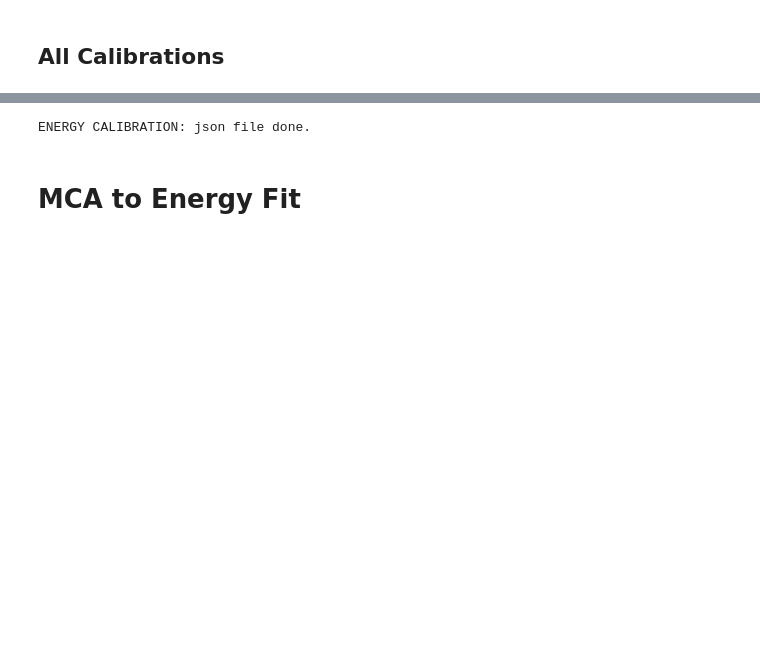
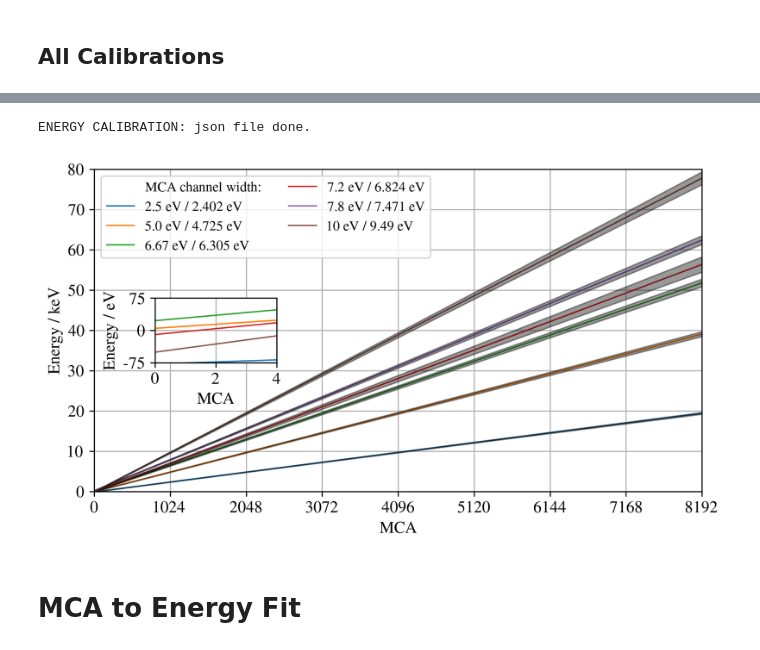
Before and after one commit to SirPhoenix007/IBA-Bonn, a Jupyter notebook: Study_2602_PIXEDetector/PIXE_EnergyCal.ipynb, the cells around one changed output, grey strips where cells are left out. Drawn from its saved outputs; the diff is of its cells as text; code cells hidden in the pictures; blank space fills up the shorter version.

```diff
--- a/Study_2602_PIXEDetector/PIXE_EnergyCal.ipynb
+++ b/Study_2602_PIXEDetector/PIXE_EnergyCal.ipynb
@@ -1222,9 +1271,10 @@ NameError: name 'beta_export_8192_4096' is not defined
 # %%
 # print(round(100*(2.387/2.5),4),round(100*(4.725/5),4),round(100*(6.306/6.67),4),round(100*(6.824/7.2),4),round(100*(9.49/10),4))
 EnergyCal_toJson(energy_data)
-# EnergyCal_Overview_BD(energy_data)
+EnergyCal_Overview_BD(energy_data)
 # %% [output]
 ENERGY CALIBRATION: json file done.
+[figure, added]
 # %% [markdown]
 # MCA to Energy Fit
 # %%
```
Also changed, not shown: parts of 6 cells of this notebook, 49 other files.
